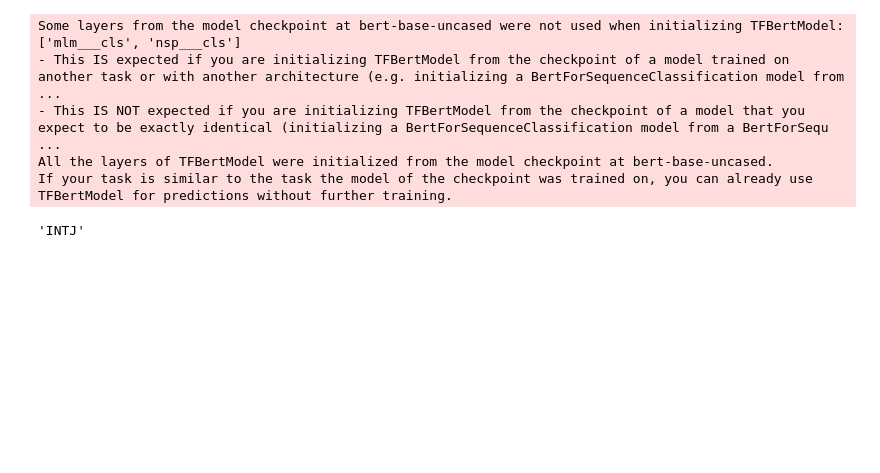
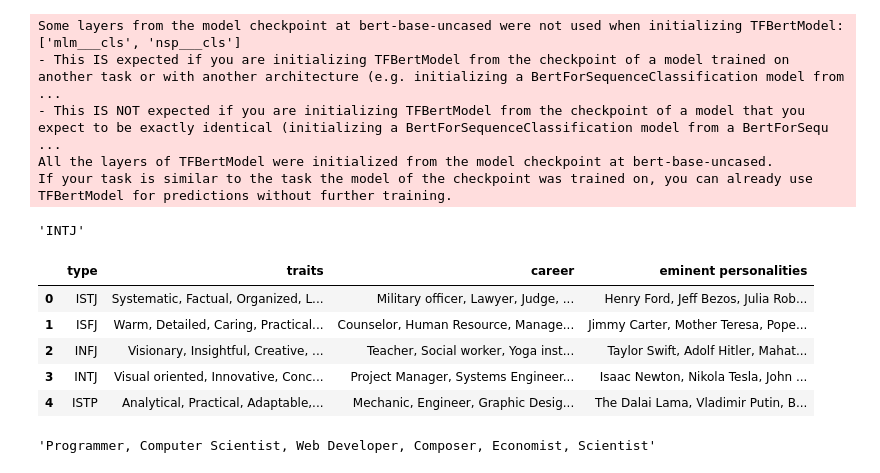
Before and after one commit to MLH-Fellowship/Social-BERTerfly, a Jupyter notebook: personality_types.ipynb, the cells around one changed output. Cells and saved outputs as stored; diff of their text form; code cells hidden in the pictures; blank space fills up the shorter version.

Commit message:
Fetch personality percentages, traits, people etc

```diff
--- a/personality_types.ipynb
+++ b/personality_types.ipynb
@@ -431,3 +431,13 @@ type_ind = np.argmax(new_model.predict(np.array(custom_test_ids)))
 per_types[type_ind]
 # %% [output]
 'INTJ'
+# %%
+df = pd.read_csv("reference_data/MBTI.csv")
+df.head()
+# %% [output]
+|  | type | traits | career | eminent personalities |
+| 0 | ISTJ | Systematic, Factual, Organized, L... | Military officer, Lawyer, Judge, ... | Henry Ford, Jeff Bezos, Julia Rob... |
+| 1 | ISFJ | Warm, Detailed, Caring, Practical... | Counselor, Human Resource, Manage... | Jimmy Carter, Mother Teresa, Pope... |
+| 2 | INFJ | Visionary, Insightful, Creative, ... | Teacher, Social worker, Yoga inst... | Taylor Swift, Adolf Hitler, Mahat... |
+| 3 | INTJ | Visual oriented, Innovative, Conc... | Project Manager, Systems Engineer... | Isaac Newton, Nikola Tesla, John ... |
+| 4 | ISTP | Analytical, Practical, Adaptable,... | Mechanic, Engineer, Graphic Desig... | The Dalai Lama, Vladimir Putin, B... |
@@ -433,0 +446,4 @@ per_types[type_ind]
+# %%
+st.values[0]
+# %% [output]
+'Programmer, Computer Scientist, Web Developer, Composer, Economist, Scientist'
```
Also changed, not shown: parts of 1 cell of this notebook, 6 other files.
